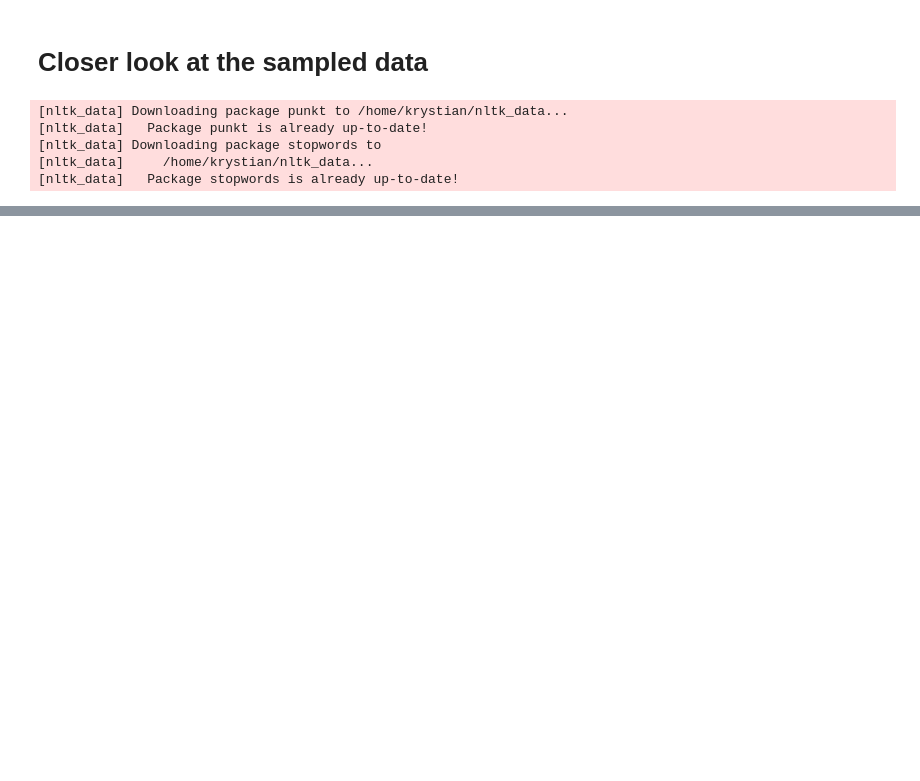
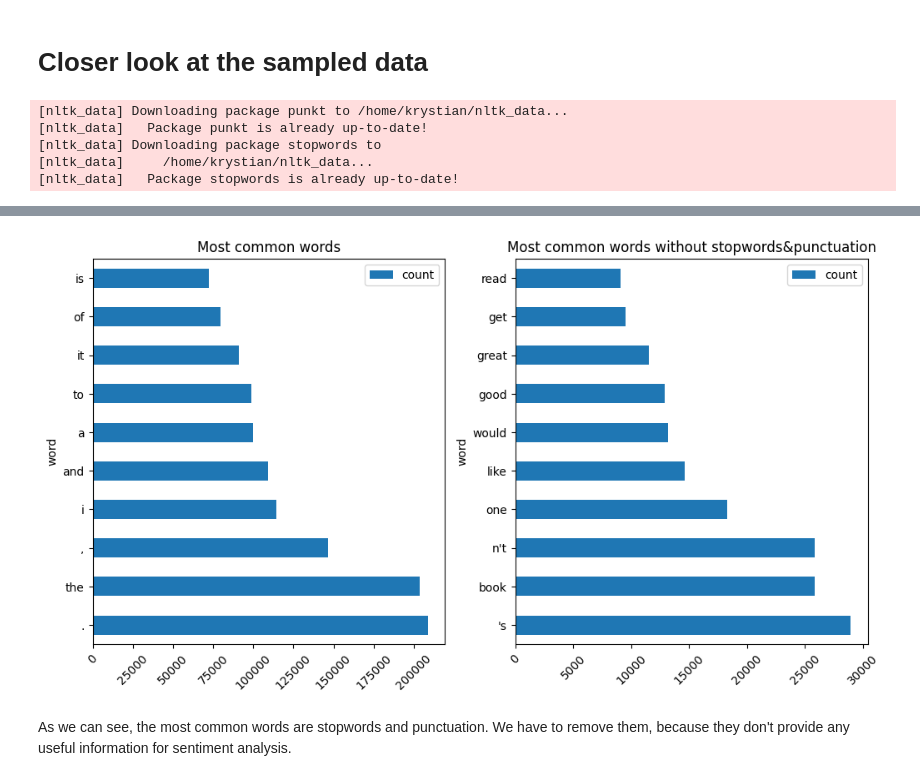
Before and after one commit to KrystianJachna/Sentiment-Analysis, a Jupyter notebook: notebooks/EDA.ipynb, the cells around one changed output, grey strips where cells are left out. Cells and saved outputs as stored; diff of their text form; code cells hidden in the pictures; blank space fills up the shorter version.

Commit message:
Finished data analysis. Fixed src path

```diff
--- a/notebooks/EDA.ipynb
+++ b/notebooks/EDA.ipynb
@@ -145,7 +148,8 @@ stopwords = set(stopwords.words('english'))
 [nltk_data]     /home/krystian/nltk_data...
 [nltk_data]   Package stopwords is already up-to-date!
 # %%
-# Extract words from all samples
-all_reviews = pd.concat([train_sampled['review'], test_sampled['review']], ignore_index=True)
-words = all_reviews.apply(lambda text: word_tokenize(text))
-words = words.map(lambda x: [word.lower() for word in x if word.isalpha()])
+# Extract words only from test sample for space efficiency
+words = test_sampled['review'].apply(lambda text: word_tokenize(text.lower())).explode()
+words_count = words.value_counts().reset_index()
+words_count.columns = ['word', 'count']
+words_count.head()
@@ -153,0 +163,16 @@ words_count = words.value_counts().reset_index()
+# %%
+# remove stopwords and punctuation
+stopwords_and_punctuation = list(stopwords) + list(string.punctuation) + ['``', "''"]
+words_count_processed = words_count[~words_count['word'].isin(stopwords_and_punctuation)]
+
+# plot the most common words for processed data and unprocessed data
+_, ax = plt.subplots(1, 2, figsize=(12, 6))
+words_count.head(10).plot(kind='barh', x='word', y='count', ax=ax[0], title='Most common words')
+words_count_processed.head(10).plot(kind='barh', x='word', y='count', ax=ax[1], title='Most common words without stopwords&punctuation')
+ax[0].tick_params(axis="x", rotation=45)
+ax[1].tick_params(axis="x", rotation=45)
+plt.show()
+# %% [output]
+[figure, added]
+# %% [markdown]
+As we can see, the most common words are stopwords and punctuation. We have to remove them, because they don't provide any useful information for sentiment analysis.
```
Also changed, not shown: parts of 4 cells of this notebook.
